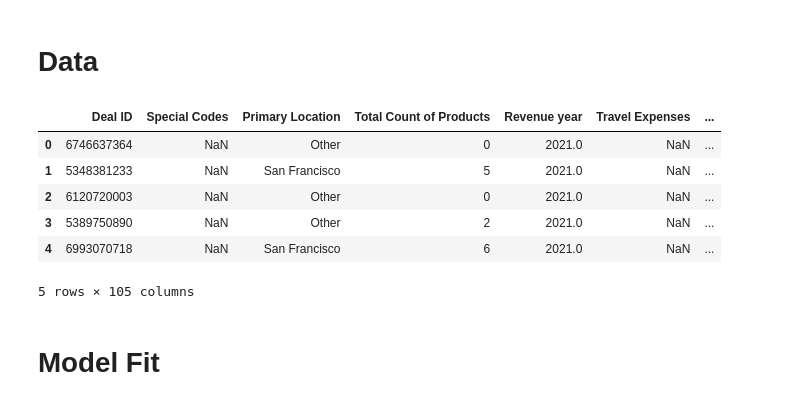
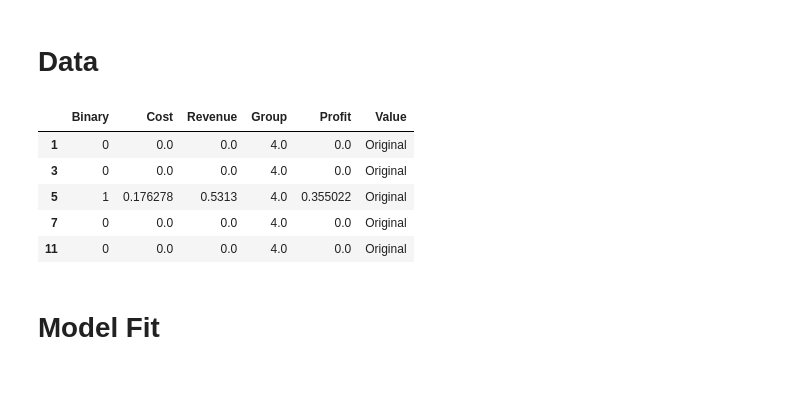
Before and after one commit to wanxii/nonlinear-pricing, a Jupyter notebook: model_fit.ipynb, the cells around one changed output. Saved outputs shown, nothing was run; the diff lists cells and outputs as text; code cells hidden in the pictures.

```diff
--- a/model_fit.ipynb
+++ b/model_fit.ipynb
@@ -17,7 +17,7 @@ org_data = pd.read_pickle('data/data.pkl')
 
 # REFORMAT DATA - WIDE DESIGN MATRIX
 # mle_data = copy(data[['Binary','Group','Revenue year','Size','Price']])
-mle_data = copy(org_data[['Binary','Group','Revenue year','Size','Price','Nview','Age','Cost','New']])
+mle_data = copy(org_data[['Binary','Group','Revenue year','Size','Price','Nview','Age','New']])
 # LOGALIZE NVIEW,AGE
 mle_data['Nview'] = np.log(mle_data['Nview']+1)
 mle_data['Age'] = np.log(mle_data['Age'])
@@ -28,16 +28,32 @@ mle_data['Medium'] = groups.iloc[:,1]
 mle_data['Large'] = groups.iloc[:,2]
 times = pd.get_dummies(mle_data['Revenue year'])
 mle_data['Year'] = times.iloc[:,1]
+
+c1, c2 = 3490, 748
+mle_data['Cost'] = (c1 + c2 * mle_data.Size) * mle_data.Binary / 1e6
+mle_data['Revenue'] = mle_data.Binary * mle_data.Price * mle_data.Size / 1e6
+
+group = [0, 10, 20, 50, 100]
+# group = [0, 20, 50]
+groups = np.zeros(len(mle_data.Size))
+for i, lb in enumerate(group):
+    # Assign group based on Qbar_it and the group thresholds;
+    # Greater size, larger group number
+    groups[mle_data.Size >= lb] = int(i)
+mle_data['Group'] = groups
+
+mle_data2021 = mle_data.loc[mle_data.Year == 1, ['Binary', 'Cost', 'Revenue', 'Group']]
+mle_data2021['Profit'] = mle_data2021.Revenue - mle_data2021.Cost
+mle_data2021['Value'] = 'Original'
 # %%
-org_data.head()
+mle_data2021.head()
 # %% [output]
-|  | Deal ID | Special Codes | Primary Location | Total Count of Products | Revenue year | Travel Expenses | ... |
-| 0 | 6746637364 | NaN | Other | 0 | 2021.0 | NaN | ... |
-| 1 | 5348381233 | NaN | San Francisco | 5 | 2021.0 | NaN | ... |
-| 2 | 6120720003 | NaN | Other | 0 | 2021.0 | NaN | ... |
-| 3 | 5389750890 | NaN | Other | 2 | 2021.0 | NaN | ... |
-| 4 | 6993070718 | NaN | San Francisco | 6 | 2021.0 | NaN | ... |
+|  | Binary | Cost | Revenue | Group | Profit | Value |
+| 1 | 0 | 0.0 | 0.0 | 4.0 | 0.0 | Original |
+| 3 | 0 | 0.0 | 0.0 | 4.0 | 0.0 | Original |
+| 5 | 1 | 0.176278 | 0.5313 | 4.0 | 0.355022 | Original |
+| 7 | 0 | 0.0 | 0.0 | 4.0 | 0.0 | Original |
+| 11 | 0 | 0.0 | 0.0 | 4.0 | 0.0 | Original |
-5 rows × 105 columns
 # %% [markdown]
 # Model Fit
 # %%
```
Also changed, not shown: parts of 8 cells of this notebook.
